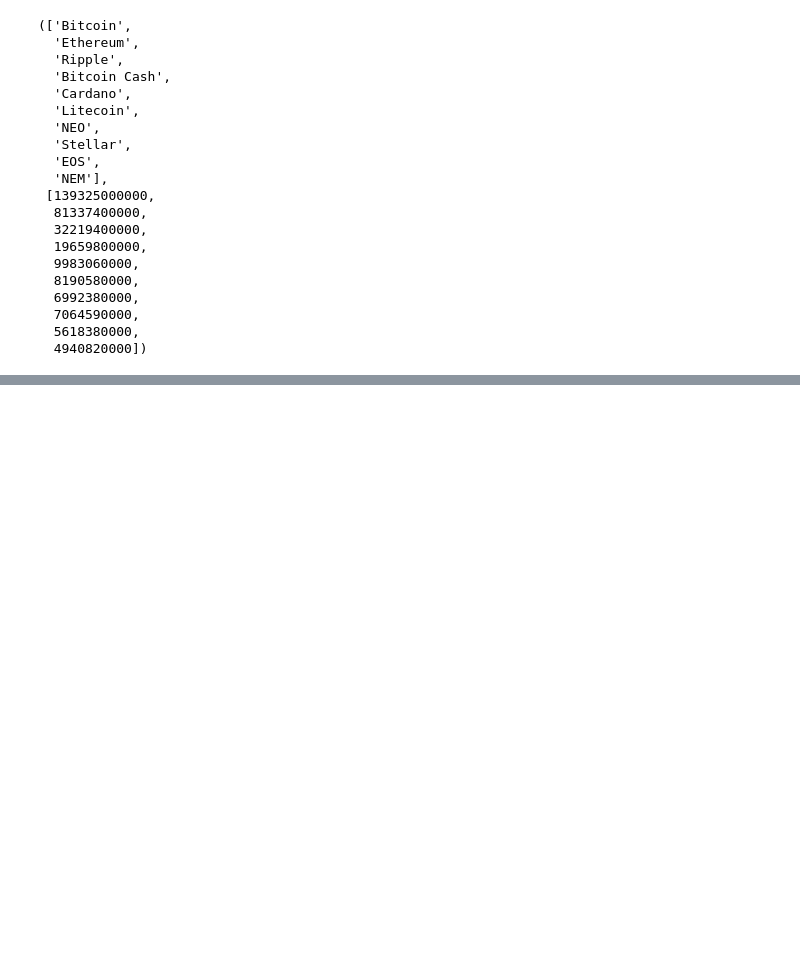
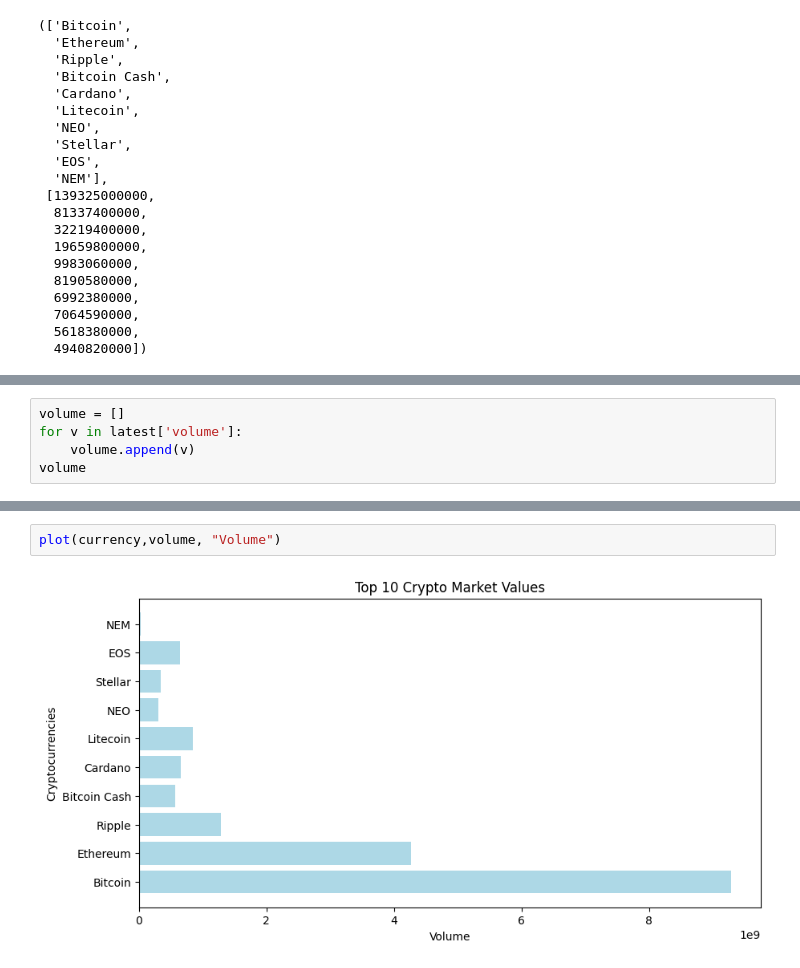
Before and after one commit to Annarhysa/Cryptocurrency-Market-Analysis, a Jupyter notebook: Analysis.ipynb, the cells around one changed output, grey strips where cells are left out. Drawn from its saved outputs; the diff is of its cells as text; blank space fills up the shorter version.

```diff
--- a/Analysis.ipynb
+++ b/Analysis.ipynb
@@ -92,0 +102,5 @@ plt.show()
+# %%
+volume = []
+for v in latest['volume']:
+    volume.append(v)
+volume
@@ -92,0 +118,4 @@ plt.show()
+# %%
+plot(currency,volume, "Volume")
+# %% [output]
+[figure, added]
```
Also changed, not shown: parts of 6 cells of this notebook.
